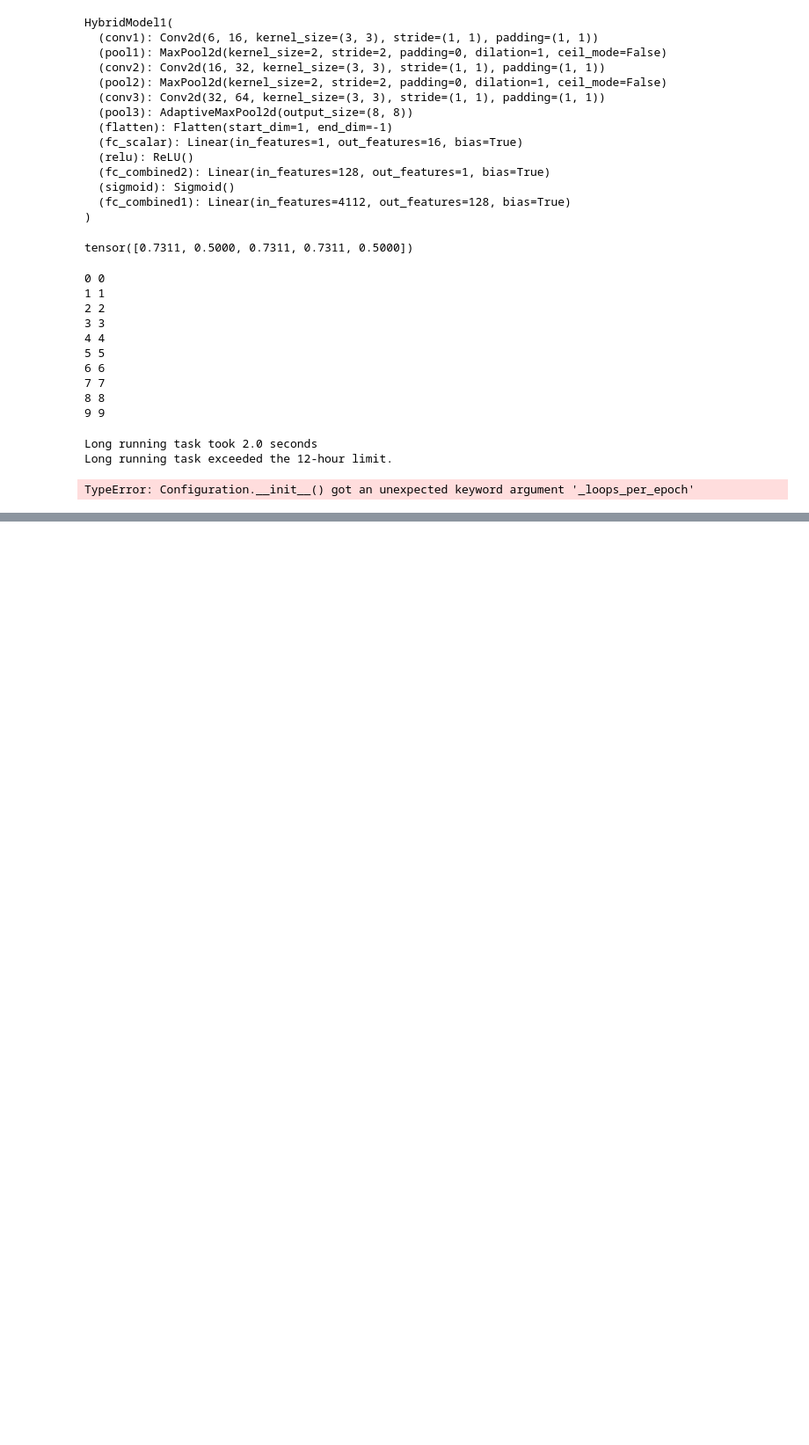
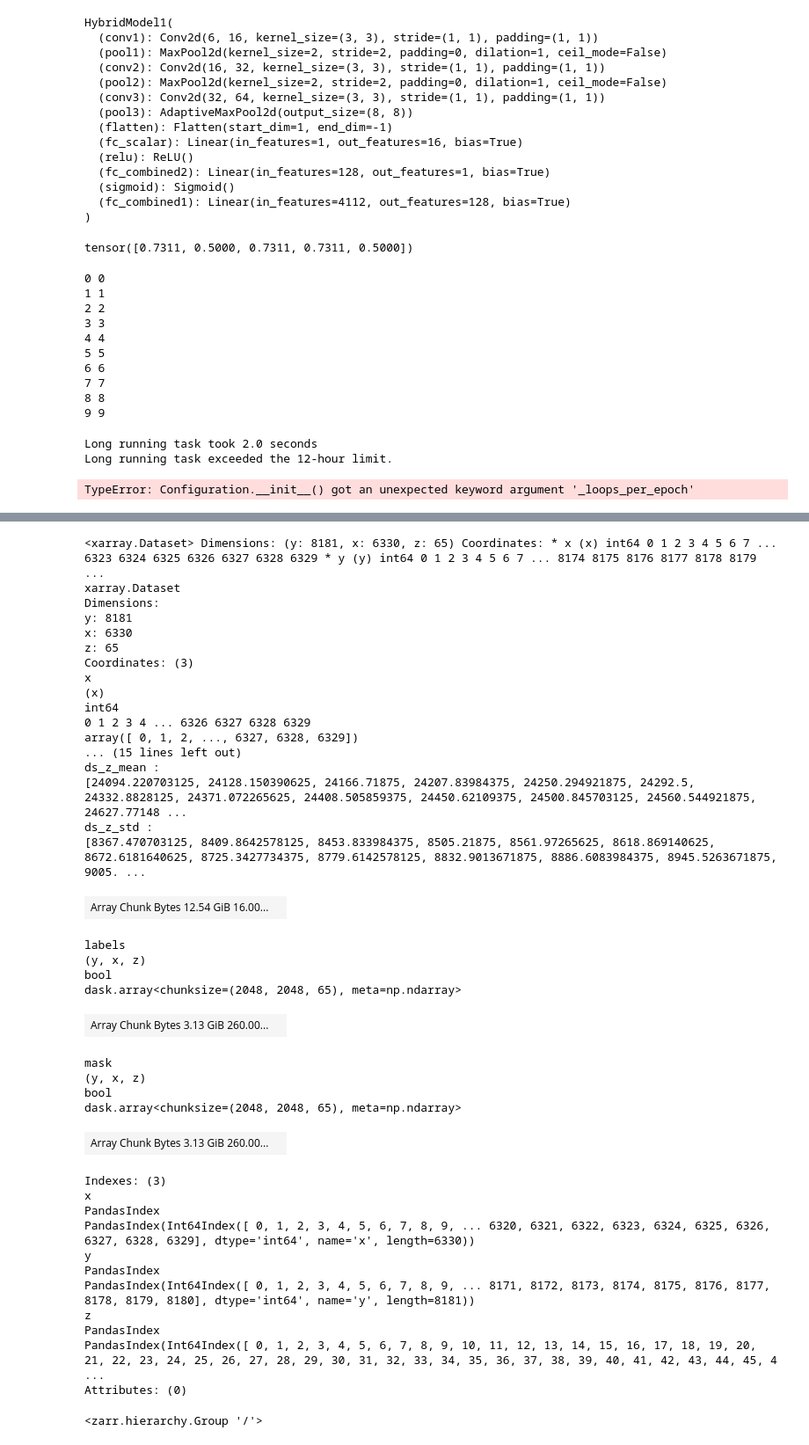
Before and after one commit to johnlavelle/vesuvius-ink-detection, a Jupyter notebook: notebooks/other.ipynb, the cells around one changed output, grey strips where cells are left out. Shown at 88% size. Saved outputs shown, nothing was run; the diff lists cells and outputs as text; code cells hidden in the pictures; blank space fills up the shorter version.

```diff
--- a/notebooks/other.ipynb
+++ b/notebooks/other.ipynb
@@ -707,3 +707,10 @@ base_path = '/home/john/code/kaggle/vesuvius-ink-detection/configs/'
 lm = LoadModel(join(base_path, 'trainXYZ/config.json'), join(base_path, 'trainXYZ/model0.pt'))
 # %% [output]
 TypeError: Configuration.__init__() got an unexpected keyword argument '_loops_per_epoch'
+# %%
+import xarray as xr
+from os.path import join
+
+direc = '/data/kaggle/input/vesuvius-challenge-ink-detection/train/1/'
+ds1 = xr.open_zarr(join(direc, 'surface_volume.zarr'))
+# ds2 = xr.open_zarr(join(direc, 'surface_volume.zarr2'))
@@ -709,0 +742,42 @@ TypeError: Configuration.__init__() got an unexpected keyword argument '_loops_p
+# %%
+ds1
+# %% [output]
+<xarray.Dataset> Dimensions: (y: 8181, x: 6330, z: 65) Coordinates: * x (x) int64 0 1 2 3 4 5 6 7 ... 6323 6324 6325 6326 6327 6328 6329 * y (y) int64 0 1 2 3 4 5 6 7 ... 8174 8175 8176 8177 8178 8179 ...
+xarray.Dataset
+Dimensions:
+y: 8181
+x: 6330
+z: 65
+Coordinates: (3)
+x
+(x)
+int64
+0 1 2 3 4 ... 6326 6327 6328 6329
+array([ 0, 1, 2, ..., 6327, 6328, 6329])
+... (15 lines left out)
+ds_z_mean :
+[24094.220703125, 24128.150390625, 24166.71875, 24207.83984375, 24250.294921875, 24292.5, 24332.8828125, 24371.072265625, 24408.505859375, 24450.62109375, 24500.845703125, 24560.544921875, 24627.77148 ...
+ds_z_std :
+[8367.470703125, 8409.8642578125, 8453.833984375, 8505.21875, 8561.97265625, 8618.869140625, 8672.6181640625, 8725.3427734375, 8779.6142578125, 8832.9013671875, 8886.6083984375, 8945.5263671875, 9005. ...
+| Array Chunk Bytes 12.54 GiB 16.00... |  |
+labels
+(y, x, z)
+bool
+dask.array<chunksize=(2048, 2048, 65), meta=np.ndarray>
+| Array Chunk Bytes 3.13 GiB 260.00... |  |
+mask
+(y, x, z)
+bool
+dask.array<chunksize=(2048, 2048, 65), meta=np.ndarray>
+| Array Chunk Bytes 3.13 GiB 260.00... |  |
+Indexes: (3)
+x
+PandasIndex
+PandasIndex(Int64Index([ 0, 1, 2, 3, 4, 5, 6, 7, 8, 9, ... 6320, 6321, 6322, 6323, 6324, 6325, 6326, 6327, 6328, 6329], dtype='int64', name='x', length=6330))
+y
+PandasIndex
+PandasIndex(Int64Index([ 0, 1, 2, 3, 4, 5, 6, 7, 8, 9, ... 8171, 8172, 8173, 8174, 8175, 8176, 8177, 8178, 8179, 8180], dtype='int64', name='y', length=8181))
+z
+PandasIndex
+PandasIndex(Int64Index([ 0, 1, 2, 3, 4, 5, 6, 7, 8, 9, 10, 11, 12, 13, 14, 15, 16, 17, 18, 19, 20, 21, 22, 23, 24, 25, 26, 27, 28, 29, 30, 31, 32, 33, 34, 35, 36, 37, 38, 39, 40, 41, 42, 43, 44, 45, 4 ...
+Attributes: (0)
@@ -709,0 +797,4 @@ TypeError: Configuration.__init__() got an unexpected keyword argument '_loops_p
+# %%
+dsr.execute()
+# %% [output]
+<zarr.hierarchy.Group '/'>
```
Also changed, not shown: parts of 22 cells of this notebook, 23 other files.
